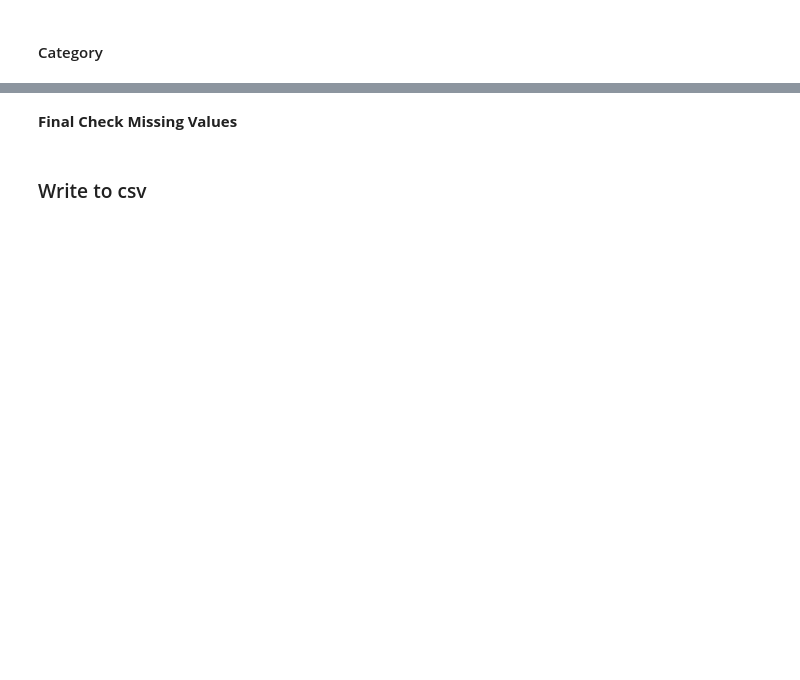
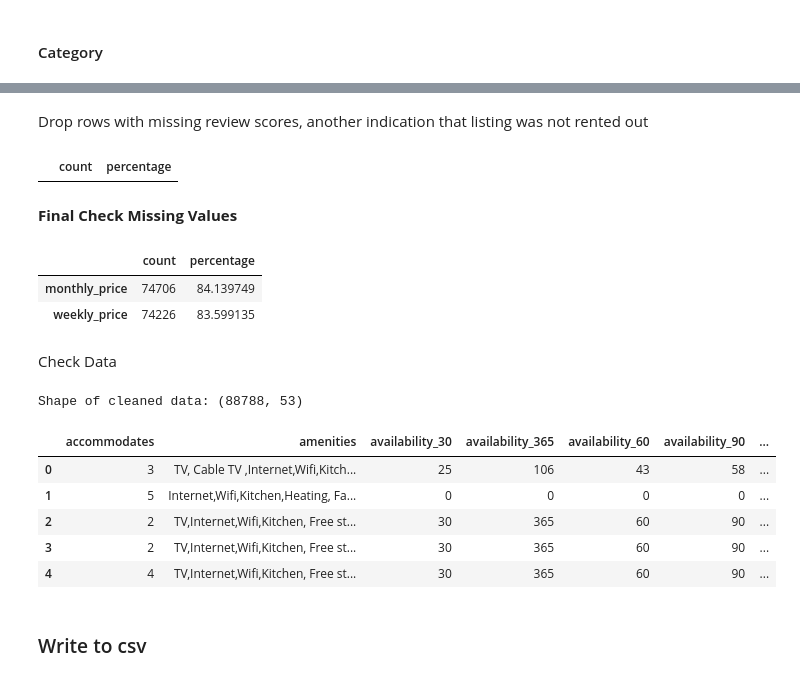
Before and after one commit to KishenSharma6/SF-Airbnb-Analysis, a Jupyter notebook: Project_Codes/01_Data_Cleaning/2020_0519_Listings_Data_Cleaning.ipynb, the cells around one changed output, grey strips where cells are left out. Drawn from its saved outputs; the diff is of its cells as text; code cells hidden in the pictures; blank space fills up the shorter version.

```diff
--- a/Project_Codes/01_Data_Cleaning/2020_0519_Listings_Data_Cleaning.ipynb
+++ b/Project_Codes/01_Data_Cleaning/2020_0519_Listings_Data_Cleaning.ipynb
@@ -305,7 +345,7 @@ display(missing_calculator(df, data_type='object'))
 #Cols containing text data not needed for machine learning
 cols =['notes','access', 'interaction', 'transit', 'house_rules', 'neighborhood_overview',
        'description','host_id','id','name','summary','host_about', 'license','calendar_updated',
-       'space', 'host_location', 'host_name','first_review','weekly_price', 'monthly_price']
+       'space', 'host_location', 'host_name','license']
 
 #Drop cols
 df.drop(cols, axis = 1, inplace = True)
@@ -327,7 +353,7 @@ Leaving the follwing text columns alone because they reflect non-mandatory input
 **Miscellaneous Column cleaning**
 # %%
 #Cols for ffill and bfill
-cols = ['license','host_response_time','cancellation_policy']
+cols = ['host_response_time','cancellation_policy']
 
 #Ffill, bfill objects
 df.loc[:,cols]=df.loc[:,cols].ffill().bfill()
@@ -373,5 +412,8 @@ def get_zipcode(lat, lon):
 #Apply get_zipcode and assign to Zipcode
 df.zipcode[df.zipcode.isna()]= df[df.zipcode.isna()][['latitude', 'longitude']].swifter.apply(lambda x: get_zipcode(x.latitude, x.longitude), axis =1)
 
+#Remove rows with missing zip
+df = df[~(df.zipcode == '')]
+
 #Check
 print('Unique values in zipcode:\n', df.zipcode.unique())
@@ -383,7 +447,38 @@ display(missing_calculator(df, data_type='category'))
+# %% [markdown]
+Drop rows with missing review scores, another indication that listing was not rented out
+# %%
+#Subset cols to drop
+cols = missing_calculator(df,data_type='category').index.tolist()
+
+#Drop missing rows
+df.dropna(subset=cols, axis = 0, inplace=True)
+
+#Check
+display(missing_calculator(df, data_type='category'))
+# %% [output]
+|  | count | percentage |
 # %% [markdown]
 **Final Check Missing Values**
 # %%
 display(missing_calculator(df))
+# %% [output]
+|  | count | percentage |
+| monthly_price | 74706 | 84.139749 |
+| weekly_price | 74226 | 83.599135 |
+# %% [markdown]
+Check Data
+# %%
+#Print final shape of df
+print('Shape of cleaned data:', df.shape)
+display(df.head())
+# %% [output]
+Shape of cleaned data: (88788, 53)
+|  | accommodates | amenities | availability_30 | availability_365 | availability_60 | availability_90 | ... |
+| 0 | 3 | TV, Cable TV ,Internet,Wifi,Kitch... | 25 | 106 | 43 | 58 | ... |
+| 1 | 5 | Internet,Wifi,Kitchen,Heating, Fa... | 0 | 0 | 0 | 0 | ... |
+| 2 | 2 | TV,Internet,Wifi,Kitchen, Free st... | 30 | 365 | 60 | 90 | ... |
+| 3 | 2 | TV,Internet,Wifi,Kitchen, Free st... | 30 | 365 | 60 | 90 | ... |
+| 4 | 4 | TV,Internet,Wifi,Kitchen, Free st... | 30 | 365 | 60 | 90 | ... |
 # %% [markdown]
 ### Write to csv
 # %%
```
Also changed, not shown: parts of 8 cells of this notebook.
